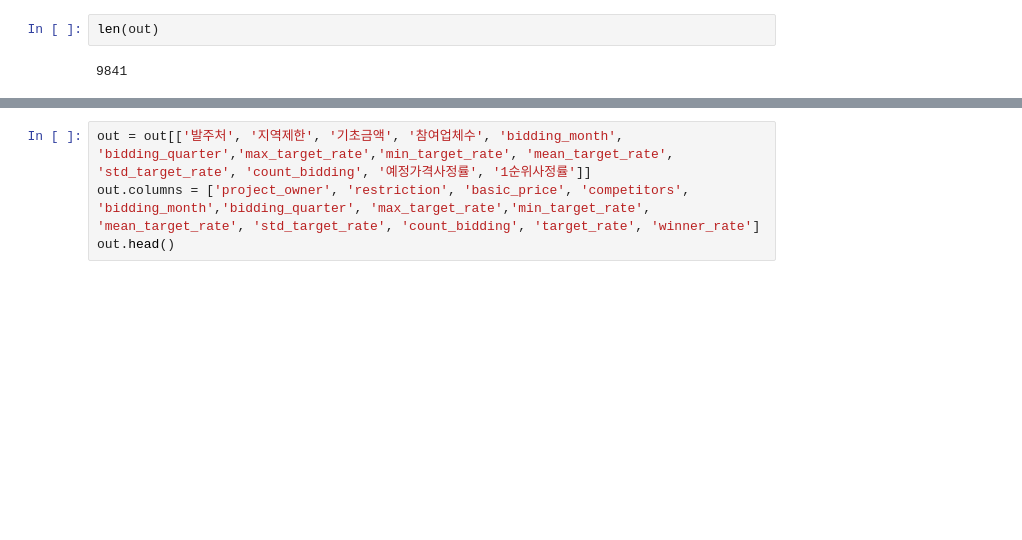
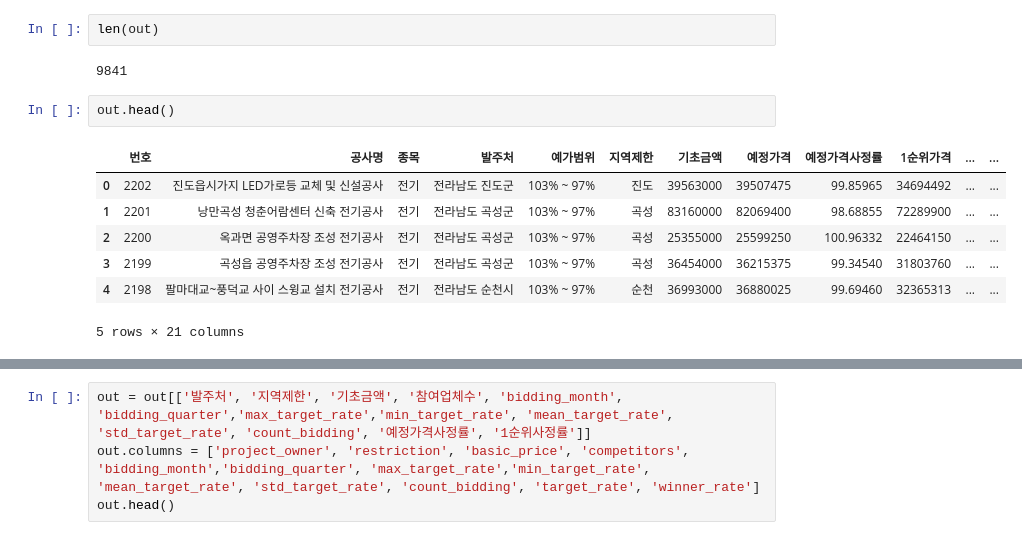
Before and after one commit to itspjc/bidding-datasets, a Jupyter notebook: Data Preprocessing.ipynb, the cells around one changed output, grey strips where cells are left out. Cells and saved outputs as stored; diff of their text form; blank space fills up the shorter version.

```diff
--- a/Data Preprocessing.ipynb
+++ b/Data Preprocessing.ipynb
@@ -79,3 +79,13 @@ out['mean_target_rate'].min()
 len(out)
 # %% [output]
 9841
+# %%
+out.head()
+# %% [output]
+|  | 번호 | 공사명 | 종목 | 발주처 | 예가범위 | 지역제한 | 기초금액 | 예정가격 | 예정가격사정률 | 1순위가격 | ... | ... |
+| 0 | 2202 | 진도읍시가지 LED가로등 교체 및 신설공사 | 전기 | 전라남도 진도군 | 103% ~ 97% | 진도 | 39563000 | 39507475 | 99.85965 | 34694492 | ... | ... |
+| 1 | 2201 | 낭만곡성 청춘어람센터 신축 전기공사 | 전기 | 전라남도 곡성군 | 103% ~ 97% | 곡성 | 83160000 | 82069400 | 98.68855 | 72289900 | ... | ... |
+| 2 | 2200 | 옥과면 공영주차장 조성 전기공사 | 전기 | 전라남도 곡성군 | 103% ~ 97% | 곡성 | 25355000 | 25599250 | 100.96332 | 22464150 | ... | ... |
+| 3 | 2199 | 곡성읍 공영주차장 조성 전기공사 | 전기 | 전라남도 곡성군 | 103% ~ 97% | 곡성 | 36454000 | 36215375 | 99.34540 | 31803760 | ... | ... |
+| 4 | 2198 | 팔마대교~풍덕교 사이 스윙교 설치 전기공사 | 전기 | 전라남도 순천시 | 103% ~ 97% | 순천 | 36993000 | 36880025 | 99.69460 | 32365313 | ... | ... |
+5 rows × 21 columns
```
Also changed, not shown: parts of 2 cells of this notebook, 30 other files.
